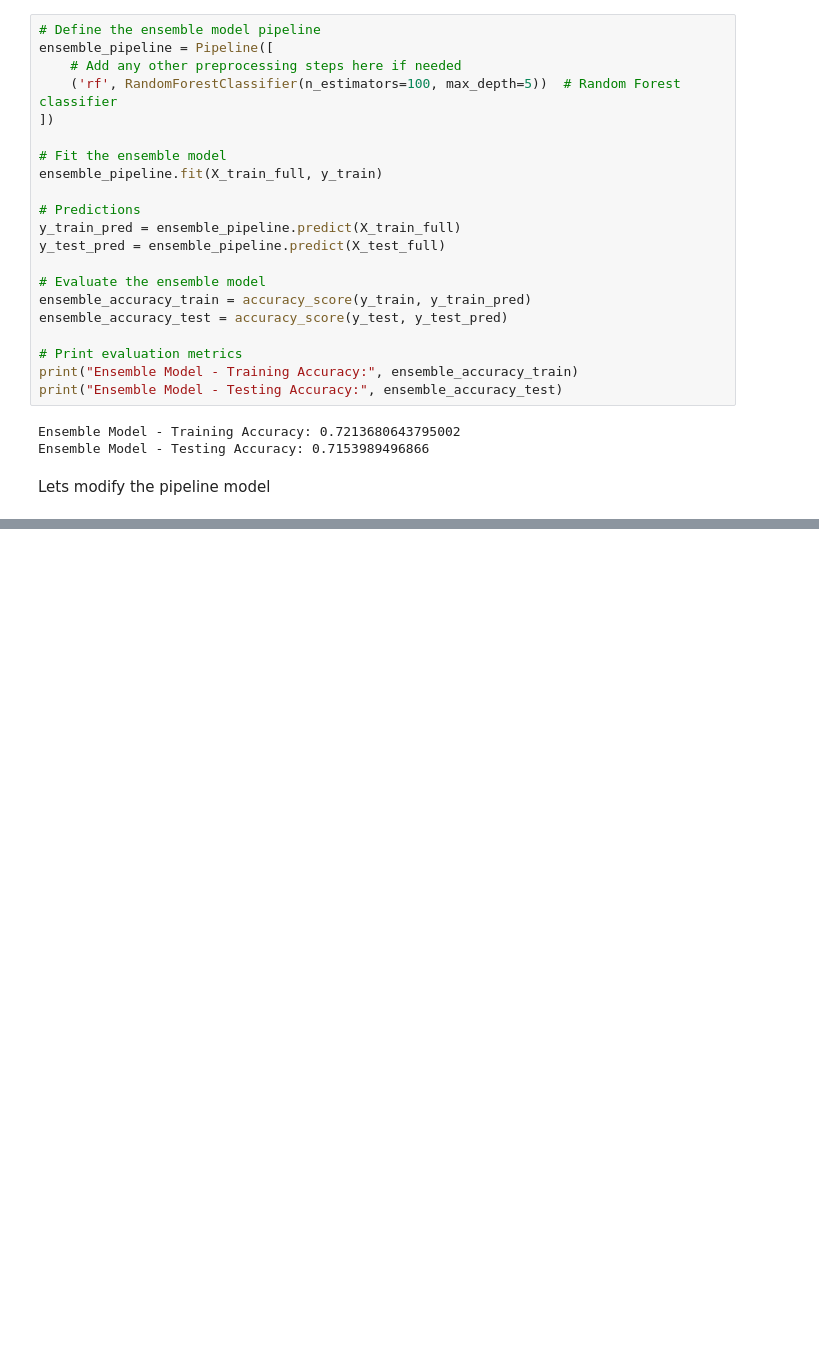
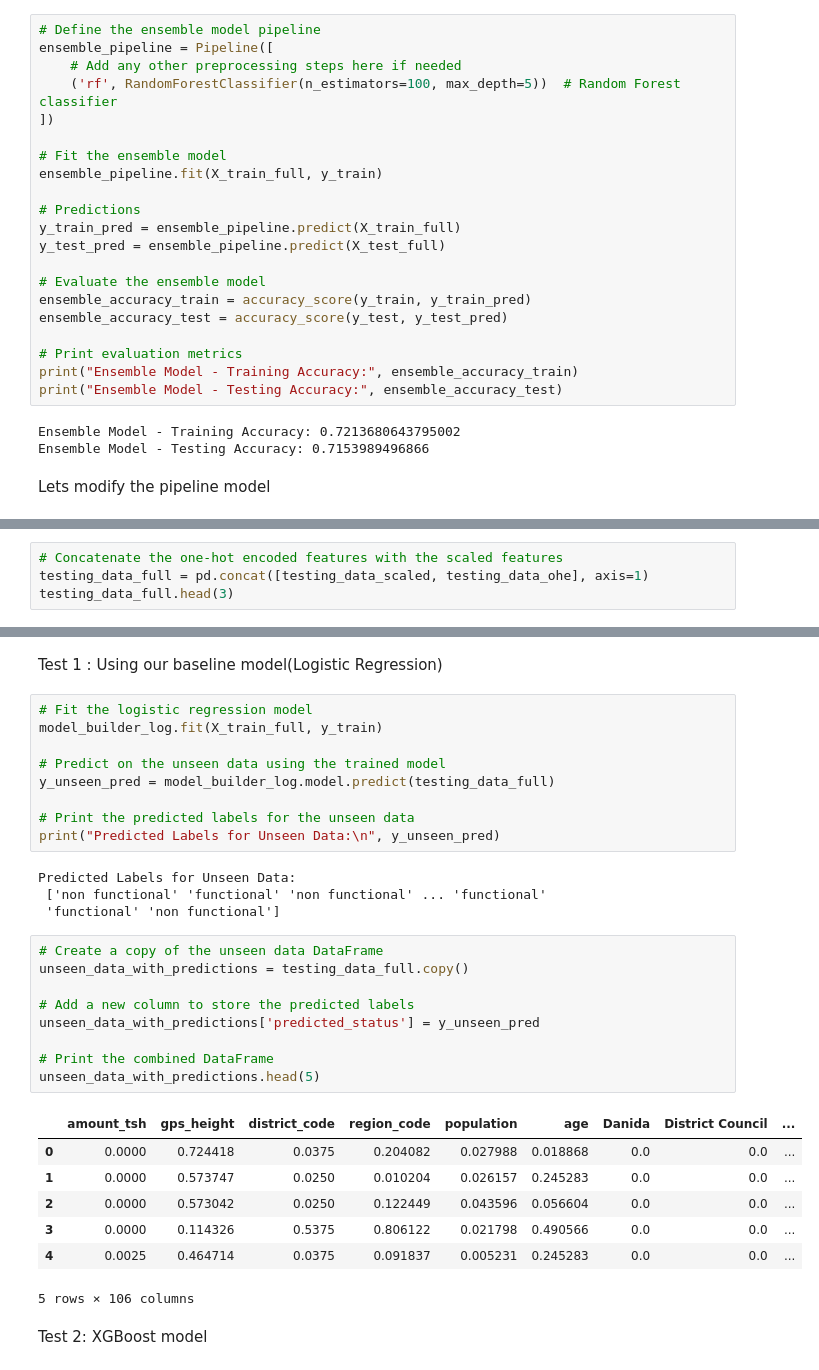
Before and after one commit to Kamaukaguru/Tanzania_water_wells_project, a Jupyter notebook: Eda and Modeling.ipynb, the cells around one changed output, grey strips where cells are left out. Saved outputs shown, nothing was run; the diff lists cells and outputs as text; blank space fills up the shorter version.

Commit message:
Model updates

```diff
--- a/Eda and Modeling.ipynb
+++ b/Eda and Modeling.ipynb
@@ -1049,0 +1190,4 @@ print("Stacking Classifier - Testing Accuracy:", stacking_accuracy_test)
+# %%
+# Concatenate the one-hot encoded features with the scaled features
+testing_data_full = pd.concat([testing_data_scaled, testing_data_ohe], axis=1)
+testing_data_full.head(3)
@@ -1049,0 +1200,34 @@ print("Stacking Classifier - Testing Accuracy:", stacking_accuracy_test)
+# %% [markdown]
+Test 1 : Using our baseline model(Logistic Regression)
+# %%
+# Fit the logistic regression model
+model_builder_log.fit(X_train_full, y_train)
+
+# Predict on the unseen data using the trained model
+y_unseen_pred = model_builder_log.model.predict(testing_data_full)
+
+# Print the predicted labels for the unseen data
+print("Predicted Labels for Unseen Data:\n", y_unseen_pred)
+# %% [output]
+Predicted Labels for Unseen Data:
+ ['non functional' 'functional' 'non functional' ... 'functional'
+ 'functional' 'non functional']
+# %%
+# Create a copy of the unseen data DataFrame
+unseen_data_with_predictions = testing_data_full.copy()
+
+# Add a new column to store the predicted labels
+unseen_data_with_predictions['predicted_status'] = y_unseen_pred
+
+# Print the combined DataFrame
+unseen_data_with_predictions.head(5)
+# %% [output]
+|  | amount_tsh | gps_height | district_code | region_code | population | age | Danida | District Council | ... |
+| 0 | 0.0000 | 0.724418 | 0.0375 | 0.204082 | 0.027988 | 0.018868 | 0.0 | 0.0 | ... |
+| 1 | 0.0000 | 0.573747 | 0.0250 | 0.010204 | 0.026157 | 0.245283 | 0.0 | 0.0 | ... |
+| 2 | 0.0000 | 0.573042 | 0.0250 | 0.122449 | 0.043596 | 0.056604 | 0.0 | 0.0 | ... |
+| 3 | 0.0000 | 0.114326 | 0.5375 | 0.806122 | 0.021798 | 0.490566 | 0.0 | 0.0 | ... |
+| 4 | 0.0025 | 0.464714 | 0.0375 | 0.091837 | 0.005231 | 0.245283 | 0.0 | 0.0 | ... |
+5 rows × 106 columns
+# %% [markdown]
+Test 2: XGBoost model
```
Also changed, not shown: parts of 20 cells of this notebook, 1 other file.
